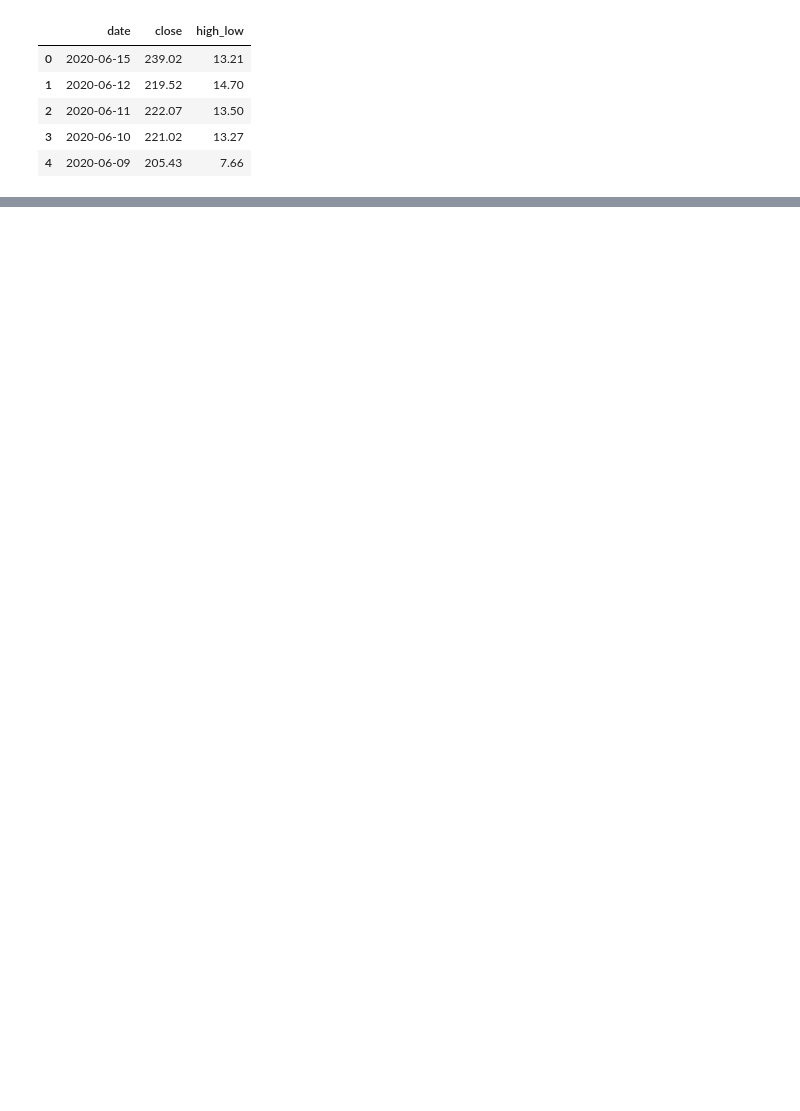
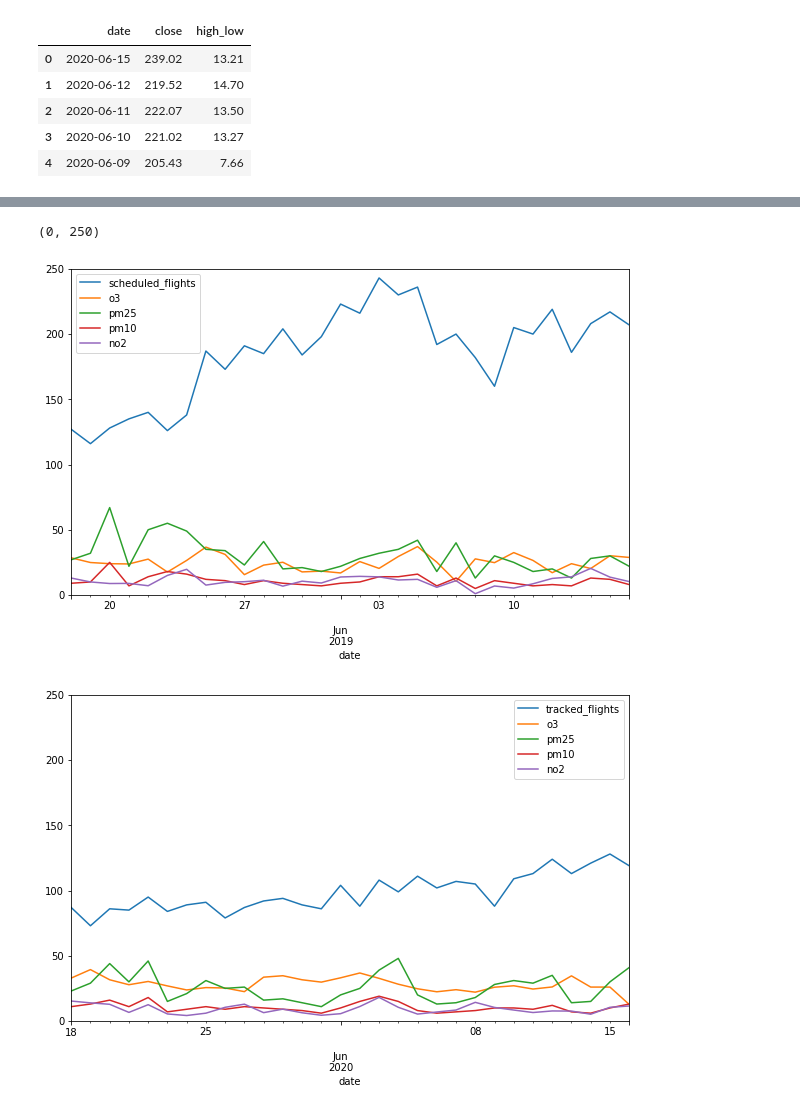
Before and after one commit to MikkiSeidenschnur/data_ber_project_pandas, a Jupyter notebook: modules/analysis_plot_flight_and_pollution_data.ipynb, the cells around one changed output, grey strips where cells are left out. Saved outputs shown, nothing was run; the diff lists cells and outputs as text; code cells hidden in the pictures; blank space fills up the shorter version.

```diff
--- a/modules/analysis_plot_flight_and_pollution_data.ipynb
+++ b/modules/analysis_plot_flight_and_pollution_data.ipynb
@@ -160,0 +194,11 @@ df_zoom_shares_volatility.head()
+# %%
+# plotting df_pol_flights_2019
+
+df_pol_flights_2019.plot(figsize=(10,6))
+plt.ylim(0, 250)
+df_pol_flights_2020.plot(figsize=(10,6))
+plt.ylim(0, 250)
+# %% [output]
+(0, 250)
+[figure, added]
+[figure, added]
```
Also changed, not shown: parts of 13 cells of this notebook.
